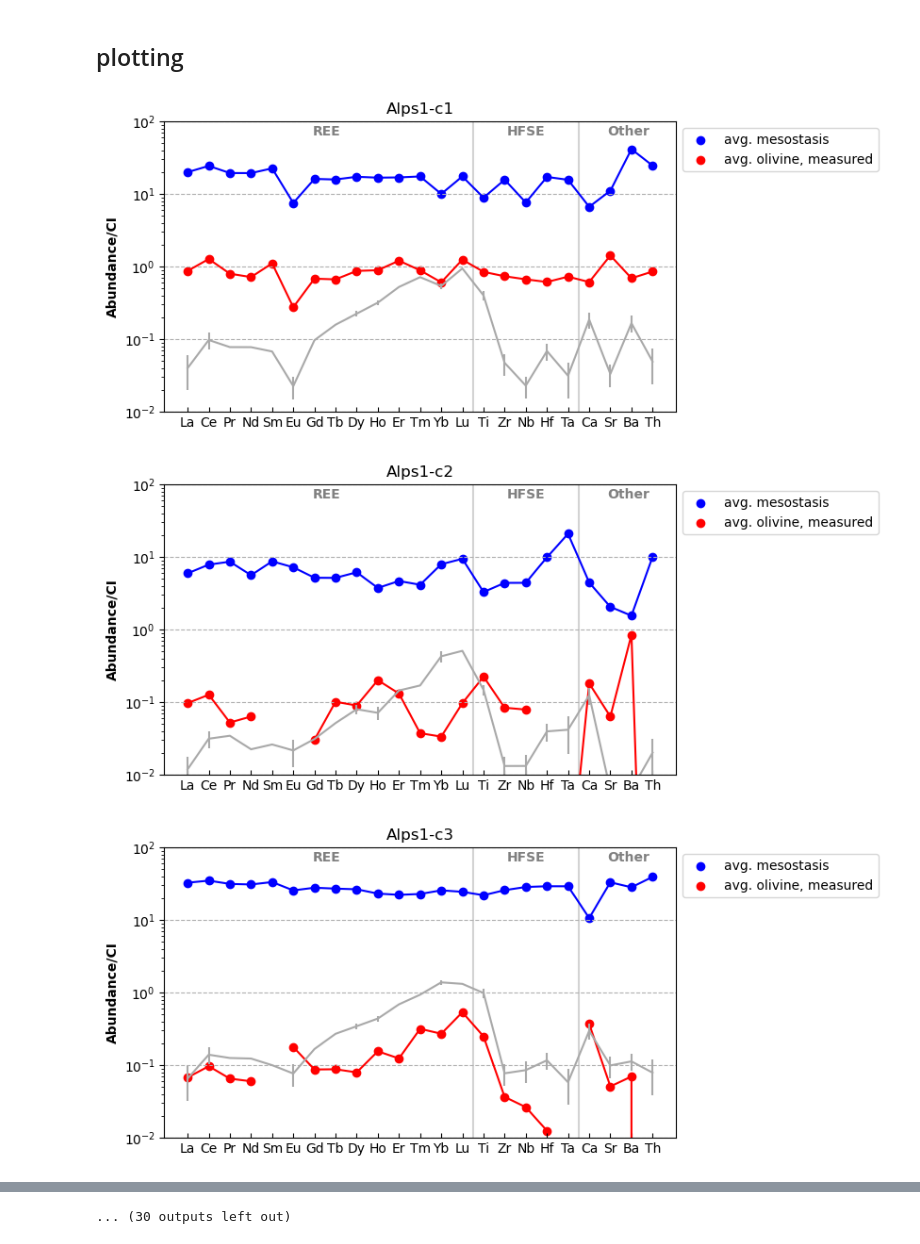
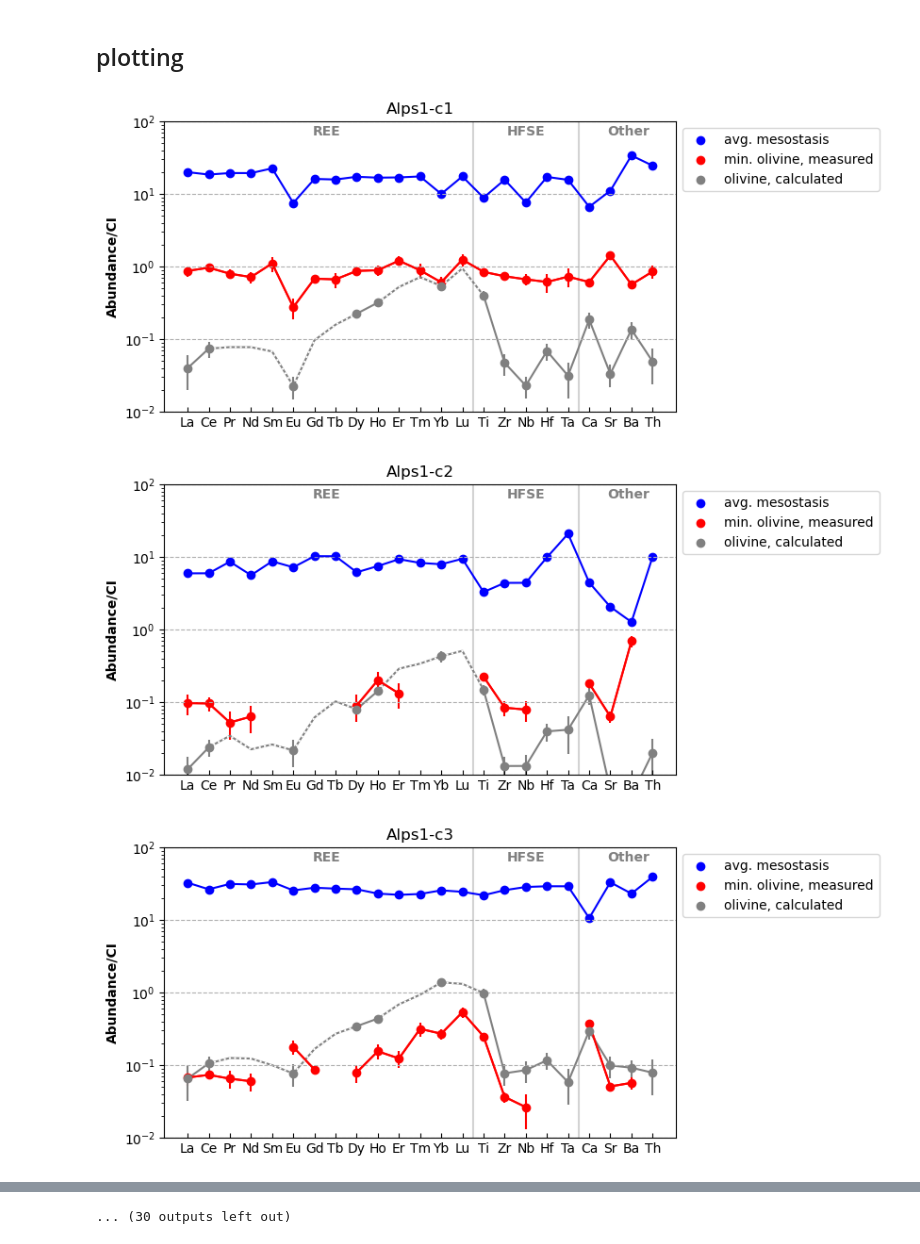
Before and after one commit to JGCAITLIN/HFSE, a Jupyter notebook: partition_coeff.ipynb, the cells around one changed output, grey strips where cells are left out. Drawn from its saved outputs; the diff is of its cells as text; code cells hidden in the pictures.

Commit message:
chose new olivine spots based on new LOD data, highlighted interp. data in plots, and added olv. meas. error bars

```diff
--- a/partition_coeff.ipynb
+++ b/partition_coeff.ipynb
@@ -248,8 +257,6 @@ glserr = pd.concat([gls2019err, gls2022err])
 gls_avg = gls.groupby(['Met_Name', 'Object']).mean()
 gls_avg_ci = gls_avg.div(ci, axis=1)
 # %%
-"""
-olv_avg_meas = olv.groupby(['Met_Name', 'Object']).min(numeric_only=True) #right now its set to pick the min for each element
-olv_avg_meas_ci = olv_avg_meas.div(ci, axis=1)
-"""
+olv_avg_meas = olv.groupby(['Met_Name', 'Object']).mean()#min(numeric_only=True) #right now its set to pick the min for each element
+#olv_avg_meas_ci = olv_avg_meas.div(ci, axis=1)
 #olv_meas_ci = olv.div(ci, axis=1)
@@ -276,6 +281,12 @@ col_grab = ['La139_ppm_mean', 'Ce140_ppm_mean', 'Pr141_ppm_mean','Nd146_ppm_mean
                'Yb172_ppm_mean', 'Lu175_ppm_mean', 'Ti48_ppm_mean', 'Zr90_ppm_mean',
                'Nb93_ppm_mean', 'Hf178_ppm_mean', 'Ta181_ppm_mean', 'Ca44_ppm_mean',
                'Sr88_ppm_mean', 'Ba137_ppm_mean', 'Th232_ppm_mean']
+col_graberr = ['La139_ppm_2SE(int)', 'Ce140_ppm_2SE(int)', 'Pr141_ppm_2SE(int)', 'Nd146_ppm_2SE(int)',
+                   'Sm147_ppm_2SE(int)', 'Eu153_ppm_2SE(int)', 'Gd157_ppm_2SE(int)', 'Tb159_ppm_2SE(int)',
+                   'Dy163_ppm_2SE(int)', 'Ho165_ppm_2SE(int)', 'Er166_ppm_2SE(int)', 'Tm169_ppm_2SE(int)',
+                   'Yb172_ppm_2SE(int)', 'Lu175_ppm_2SE(int)', 'Ti48_ppm_2SE(int)', 'Zr90_ppm_2SE(int)',
+                   'Nb93_ppm_2SE(int)', 'Hf178_ppm_2SE(int)', 'Ta181_ppm_2SE(int)', 'Ca44_ppm_2SE(int)',
+                   'Sr88_ppm_2SE(int)', 'Ba137_ppm_2SE(int)', 'Th232_ppm_2SE(int)']
 # %% [markdown]
 ## picking min olv spot
 # %%
@@ -300,13 +311,13 @@ data = {
               'c8', 'c9', 'c10', 'c12', 'c14',
               'c15', 'c10', 'c12'],
     'spot': [7, 7, 5, 10, 10,
-            11, 5, 2, 3, 1,
+            11, 5, 2, 3, 5,
             1, 7, 2, 1, 1,
-            1, 1, 6, 4, 1,
-            2, 1, 5, 4, 4,
-            4, 4, 2, 1, 3,
+            1, 1, 6, 2, 1,
+            2, 1, 5, 4, 1,
+            4, 1, 2, 1, 3,
             1, 8, 10, 3, 16,
-            2, 5, 9, 7, 9,
+            2, 9, 9, 7, 5,
             6, 7, 13]
     # Add more columns as needed
 }
@@ -375,6 +386,7 @@ test.loc[min_rees]
 # %% [markdown]
 ## plotting
 # %%
+noninterp_ele = ['La', 'Ce', 'Eu', 'Dy', 'Ho', 'Yb', 'Ti', 'Zr', 'Nb', 'Hf', 'Ta', 'Ca', 'Sr', 'Ba', 'Th']
 for i in range(0, len(chondrules)):
     if chondrules[i] in olv_avg_meas.index:
         #setting up plot
@@ -384,37 +396,47 @@ for i in range(0, len(chondrules)):
         ax.set_yscale("log")
         ax.set_ylim([10**-2, 10**2])
         ax.grid(axis='y', linestyle='--', zorder=0)
         ax.set_title(chondrules[i][0]+'-'+chondrules[i][1])
 
         ax.tick_params(axis='x', direction='in')
 
         ax.axvline(x=13.5, color='lightgrey', zorder=0)
         ax.axvline(x=18.5, color='lightgrey', zorder=0)
 
         ax.text(5.9, 65, 'REE', color='grey', fontweight='bold')
         ax.text(15.1, 65, 'HFSE', color='grey', fontweight='bold')
         ax.text(19.85, 65, 'Other', color='grey', fontweight='bold')
 
         #plotting
         #glass
         ax.scatter(elements, gls_avg_ci.loc[chondrules[i]], color='blue', label='avg. mesostasis')
         ax.plot(elements, gls_avg_ci.loc[chondrules[i]], color='blue')
 
         #olivine measured
         spot = int(olv_spots.loc[chondrules[i]])
         olv_meas = olv[(olv.Met_Name==chondrules[i][0]) & (olv.Object==chondrules[i][1]) & (olv.Spot_Num==spot)][col_grab].values.flatten()
+        olv_measerr = olverr[(olverr.Met_Name==chondrules[i][0]) & (olverr.Object==chondrules[i][1]) & (olv.Spot_Num==spot)][col_graberr].values.flatten()
         olv_meas_ci = olv_meas/ci
+        olv_meas1err_ci = (olv_measerr/2)/ci
 
-        ax.scatter(elements, olv_meas_ci, color='red', label='avg. olivine, measured')
+        ax.scatter(elements, olv_meas_ci, color='red', label='min. olivine, measured')
         ax.plot(elements, olv_meas_ci, color='red')
+        ax.errorbar(elements, olv_meas_ci, olv_meas1err_ci, color='red', zorder=0)
 
         #olivine calculated
-        ax.errorbar(elements, olv_avg_calc_ci.loc[chondrules[i]], zerr.loc[chondrules[i]], color='darkgrey')
-        #ax.scatter(elements, olv_avg_calc_ci.loc[chondrules[i]], color='darkgrey', label='olivine, calculated')
-        #ax.plot(elements, olv_avg_calc_ci.loc[chondrules[i]], color='darkgrey')
+        ax.errorbar(elements, olv_avg_calc_ci.loc[chondrules[i]], zerr.loc[chondrules[i]], color='grey', zorder=0)
+            #non interp data
+        noniterp_olv_calc = pd.concat([olv_avg_calc_ci.loc[chondrules[i]].iloc[[0, 1, 5, 8, 9, 12]], olv_avg_calc_ci.loc[chondrules[i]].iloc[14:]])
+        ax.scatter(noninterp_ele, noniterp_olv_calc, color='grey', label='olivine, calculated', zorder=2)
+            #interp data
+        ax.plot(['Ce', 'Pr', 'Nd', 'Sm', 'Eu'], olv_avg_calc_ci.loc[chondrules[i]][1:6], linestyle='dotted', color='white', zorder=1)
+        ax.plot(['Eu', 'Gd', 'Tb', 'Dy'], olv_avg_calc_ci.loc[chondrules[i]][5:9], linestyle='dotted', color='white', zorder=1)
+        ax.plot(['Ho', 'Er', 'Tm', 'Yb'], olv_avg_calc_ci.loc[chondrules[i]][9:13], linestyle='dotted', color='white', zorder=1)
+        ax.plot(['Yb', 'Lu', 'Ti'], olv_avg_calc_ci.loc[chondrules[i]][12:15], linestyle='dotted', color='white', zorder=1)
+
 
         ax.legend(bbox_to_anchor=(1, 1))
 # %% [output]
-[figure, old version]
+[figure, new version]
-[figure, old version]
+[figure, new version]
-[figure, old version]
+[figure, new version]
```
Also changed, not shown: parts of 21 cells of this notebook.
